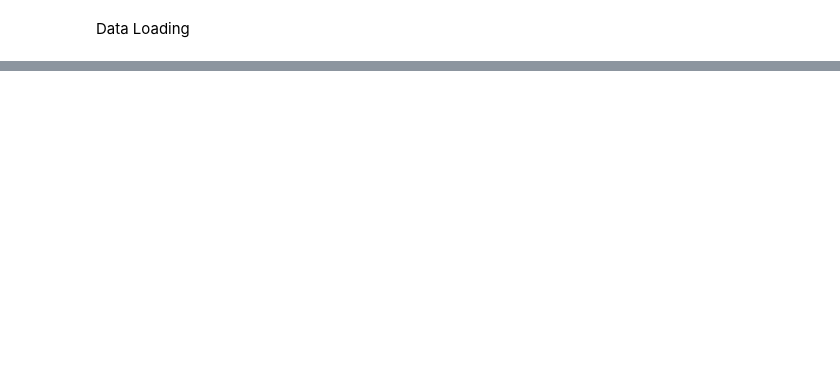
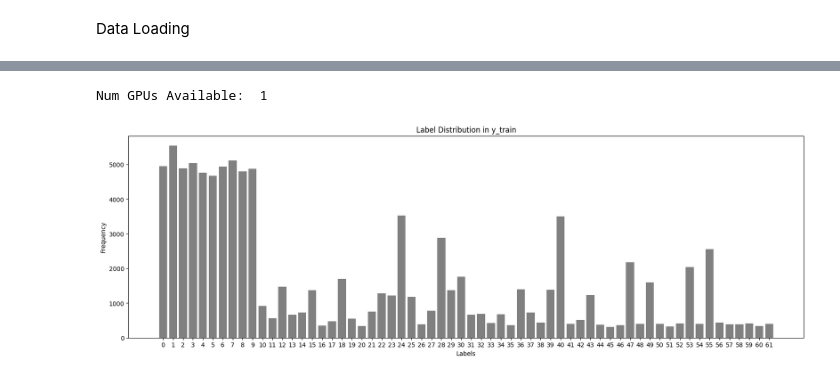
Before and after one commit to qiyuansunsam/5318, a Jupyter notebook: a2.ipynb, the cells around one changed output, grey strips where cells are left out. Drawn from its saved outputs; the diff is of its cells as text; code cells hidden in the pictures; blank space fills up the shorter version.

```diff
--- a/a2.ipynb
+++ b/a2.ipynb
@@ -362,0 +23,5 @@ Epoch 50/50
+# %%
+#GPU check
+print("Num GPUs Available: ", len(tf.config.list_physical_devices('GPU')))
+# %% [output]
+Num GPUs Available:  1
@@ -362,0 +41,11 @@ Epoch 50/50
+# %%
+unique, counts = np.unique(y_train, return_counts=True)
+plt.figure(figsize=(20, 6))
+plt.bar(unique, counts, color='gray')
+plt.title('Label Distribution in y_train')
+plt.xlabel('Labels')
+plt.ylabel('Frequency')
+plt.xticks(unique)
+plt.show()
+# %% [output]
+[figure, added]
```
Also changed, not shown: parts of 70 cells of this notebook, 5 other files.
